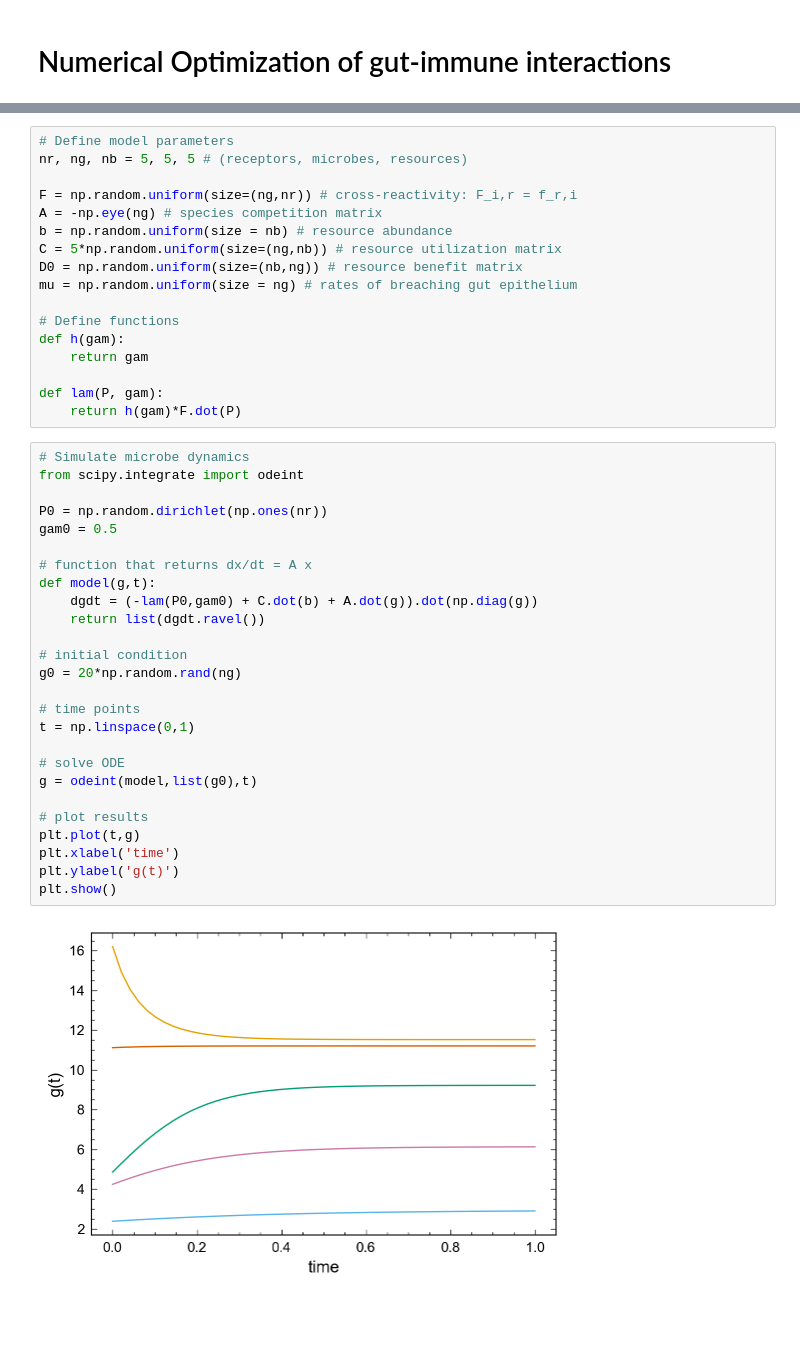
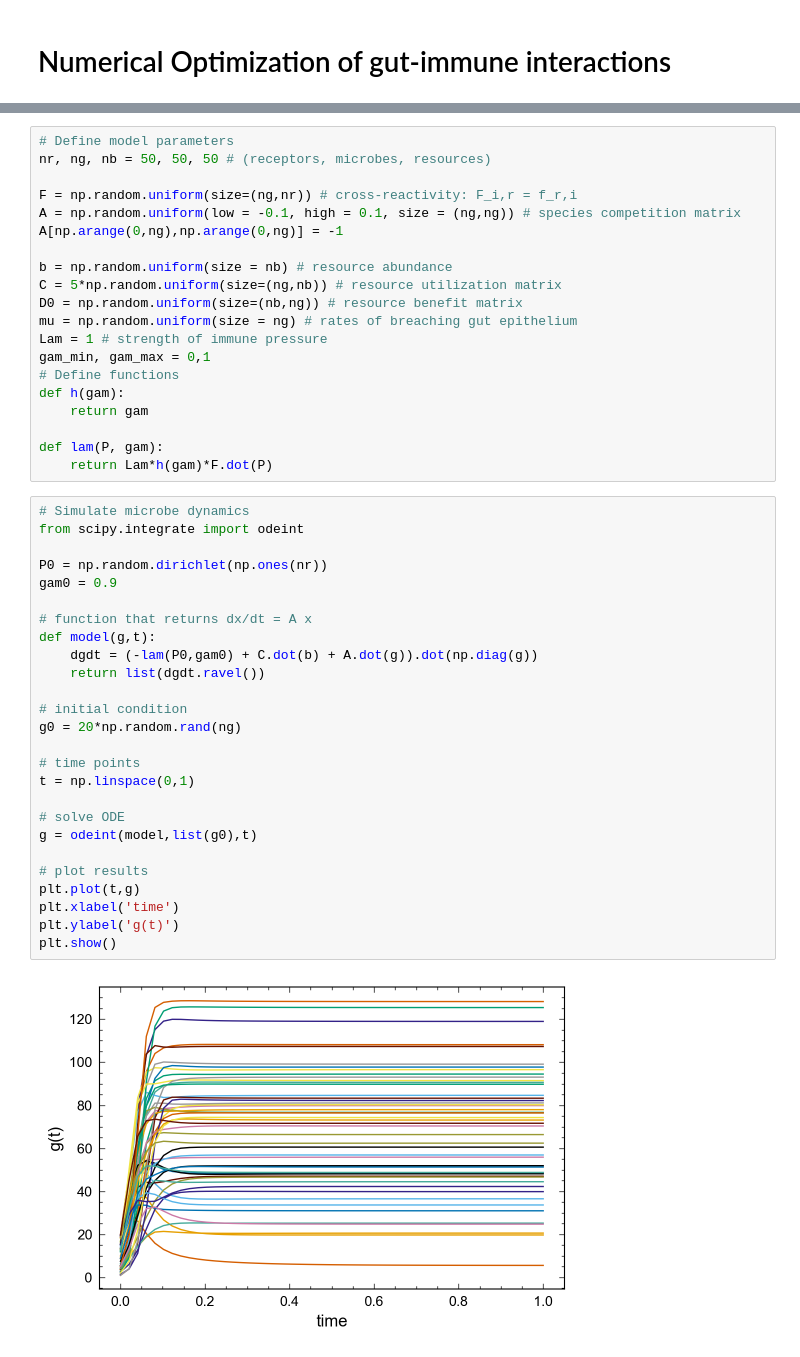
Before and after one commit to obinna-ukogu/gutimmune, a Jupyter notebook: optimal-repertoire-for-gut.ipynb, the cells around one changed output, grey strips where cells are left out. Drawn from its saved outputs; the diff is of its cells as text; blank space fills up the shorter version.

```diff
--- a/optimal-repertoire-for-gut.ipynb
+++ b/optimal-repertoire-for-gut.ipynb
@@ -17,48 +18,51 @@ plt.style.use('/Users/ObinnaUkogu/Desktop/custom.mplstyle')
 %config InlineBackend.figure_format = 'retina'
 # %%
 # Define model parameters
-nr, ng, nb = 5, 5, 5 # (receptors, microbes, resources)
+nr, ng, nb = 50, 50, 50 # (receptors, microbes, resources)
 
 F = np.random.uniform(size=(ng,nr)) # cross-reactivity: F_i,r = f_r,i
-A = -np.eye(ng) # species competition matrix
+A = np.random.uniform(low = -0.1, high = 0.1, size = (ng,ng)) # species competition matrix
+A[np.arange(0,ng),np.arange(0,ng)] = -1
+
 b = np.random.uniform(size = nb) # resource abundance
 C = 5*np.random.uniform(size=(ng,nb)) # resource utilization matrix
 D0 = np.random.uniform(size=(nb,ng)) # resource benefit matrix
 mu = np.random.uniform(size = ng) # rates of breaching gut epithelium
-
+Lam = 1 # strength of immune pressure
+gam_min, gam_max = 0,1
 # Define functions
 def h(gam):
     return gam
 
 def lam(P, gam):
-    return h(gam)*F.dot(P)
+    return Lam*h(gam)*F.dot(P)
 # %%
 # Simulate microbe dynamics
 from scipy.integrate import odeint
 
 P0 = np.random.dirichlet(np.ones(nr))
-gam0 = 0.5
+gam0 = 0.9
 
 # function that returns dx/dt = A x
 def model(g,t):
     dgdt = (-lam(P0,gam0) + C.dot(b) + A.dot(g)).dot(np.diag(g))
     return list(dgdt.ravel())
 
 # initial condition
 g0 = 20*np.random.rand(ng)
 
 # time points
 t = np.linspace(0,1)
 
 # solve ODE
 g = odeint(model,list(g0),t)
 
 # plot results
 plt.plot(t,g)
 plt.xlabel('time')
 plt.ylabel('g(t)')
 plt.show()
 # %% [output]
-[figure, old version]
+[figure, new version]
 # %%
 # Define parameters
```
Also changed, not shown: parts of 8 cells of this notebook.
